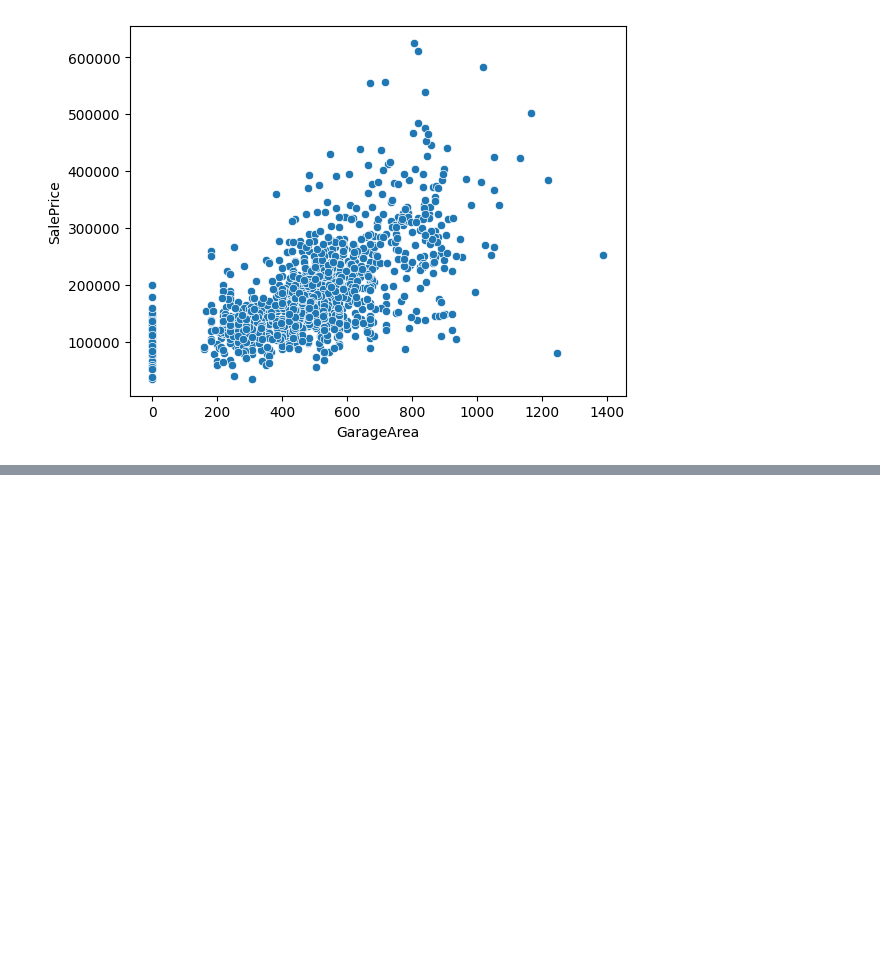
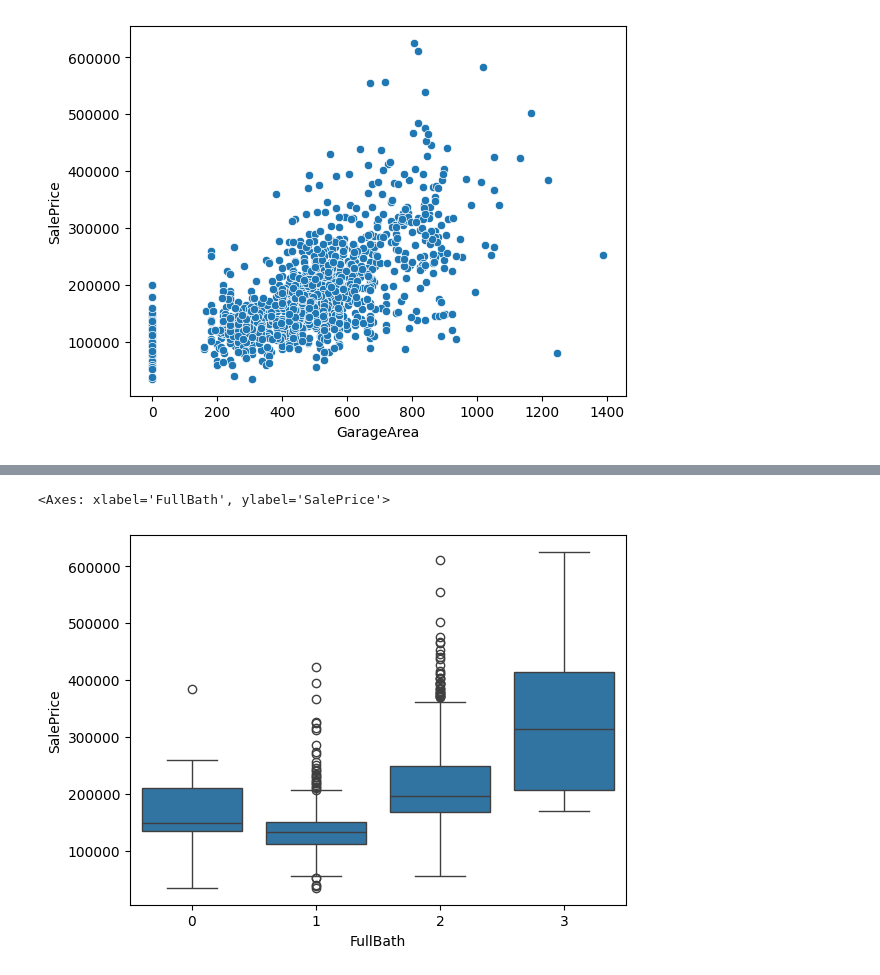
Before and after one commit to WasabiRamen/kaggle-study-house-prices, a Jupyter notebook: house_price.ipynb, the cells around one changed output, grey strips where cells are left out. Saved outputs shown, nothing was run; the diff lists cells and outputs as text; code cells hidden in the pictures; blank space fills up the shorter version.

```diff
--- a/house_price.ipynb
+++ b/house_price.ipynb
@@ -463,0 +474,5 @@ sns.scatterplot(x='GarageArea', y='SalePrice', data=train)
+# %%
+sns.boxplot(x='FullBath', y='SalePrice', data=train)
+# %% [output]
+<Axes: xlabel='FullBath', ylabel='SalePrice'>
+[figure, added]
```
Also changed, not shown: parts of 9 cells of this notebook.
